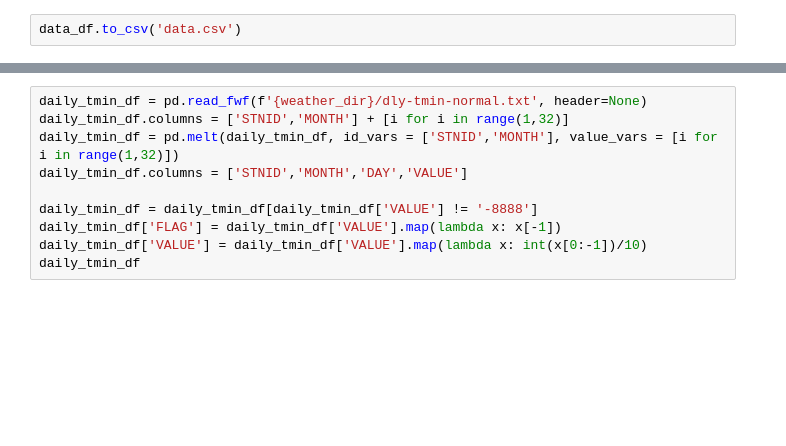
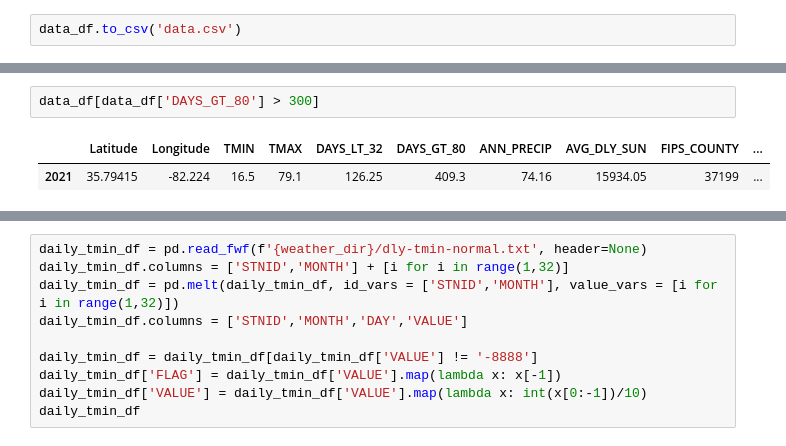
Before and after one commit to travisdoesmath/comfy-weather, a Jupyter notebook: Parse and Aggregate Data By County.ipynb, the cells around one changed output, grey strips where cells are left out. Cells and saved outputs as stored; diff of their text form; blank space fills up the shorter version.

```diff
--- a/Parse and Aggregate Data By County.ipynb
+++ b/Parse and Aggregate Data By County.ipynb
@@ -293,3 +294,8 @@ data_df.describe()
 | 50% | 38.615800 | -91.260550 | 20.200000 | 88.900000 | 112.550000 | 105.000000 | 40.870000 | 15851.130000 | ... |
 | 75% | 42.111700 | -83.787200 | 28.300000 | 92.200000 | 151.300000 | 142.950000 | 49.040000 | 17179.190000 | ... |
 | max | 70.085811 | -67.513089 | 59.900000 | 117.000000 | 279.811111 | 409.300000 | 240.020000 | 20774.770000 | ... |
+# %%
+data_df[data_df['DAYS_GT_80'] > 300]
+# %% [output]
+|  | Latitude | Longitude | TMIN | TMAX | DAYS_LT_32 | DAYS_GT_80 | ANN_PRECIP | AVG_DLY_SUN | FIPS_COUNTY | ... |
+| 2021 | 35.79415 | -82.224 | 16.5 | 79.1 | 126.25 | 409.3 | 74.16 | 15934.05 | 37199 | ... |
```
Also changed, not shown: parts of 4 cells of this notebook, 2 other files.
